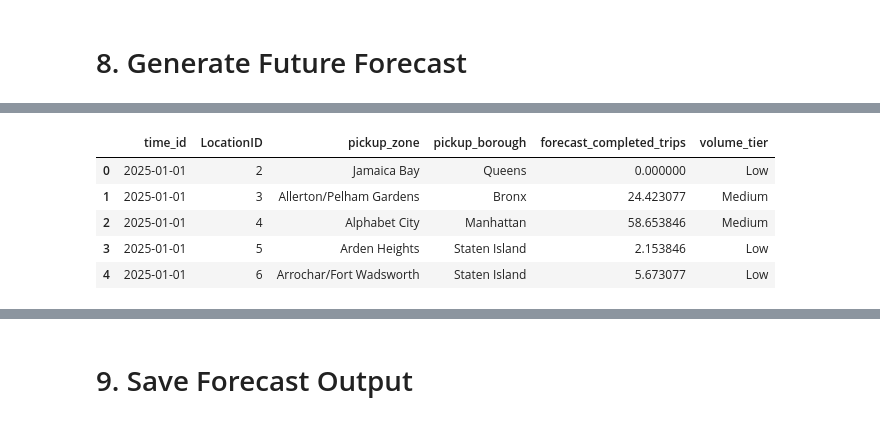
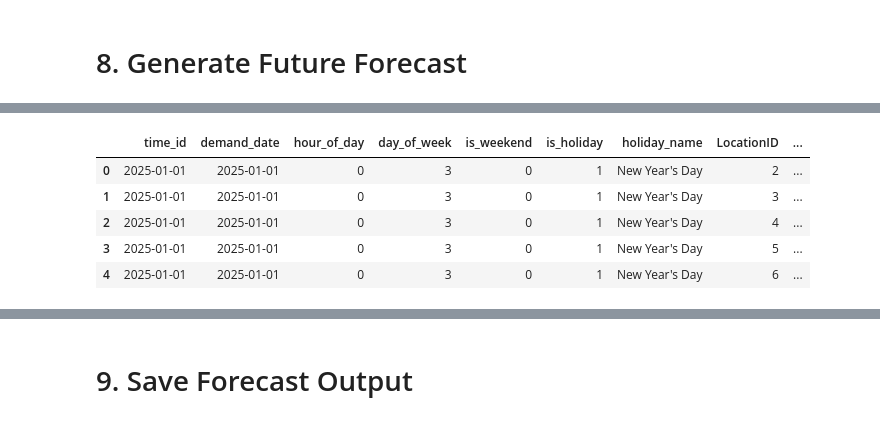
Before and after one commit to WendiOngki/ride-hailing-demand-fleet-allocation, a Jupyter notebook: notebooks/05_demand_forecasting.ipynb, the cells around one changed output, grey strips where cells are left out. Cells and saved outputs as stored; diff of their text form; code cells hidden in the pictures.

```diff
--- a/notebooks/05_demand_forecasting.ipynb
+++ b/notebooks/05_demand_forecasting.ipynb
@@ -43,7 +44,7 @@ if not database_path.exists():
         f'Database not found: {database_path}'
     )
 
-con = duckdb.connect(str(database_path), read_only=True)
+con = duckdb.connect(str(database_path))
 # %%
 fact_trip_rows = con.execute("""
     SELECT COUNT(*)
@@ -737,32 +918,54 @@ df_future_forecast['is_weekend'] = df_future_forecast['day_of_week'].isin([6, 7]
 # %%
-df_future_forecast = df_future_forecast.merge(
-    df_production_lookup,
-    on=['LocationID', 'hour_of_day', 'day_of_week'],
-    how='left'
+df_forecast_zones = (
+    df_hourly_demand[
+        ['LocationID', 'pickup_zone', 'pickup_borough']
+    ]
+    .drop_duplicates()
+    .merge(
+        df_zone_volume[['LocationID', 'volume_tier']],
+        on='LocationID',
+        how='left'
+    )
+    .reset_index(drop=True)
 )
 
-df_future_forecast = df_future_forecast.merge(
-    df_zone_volume[['LocationID', 'volume_tier']],
-    on='LocationID',
-    how='left'
+df_future_forecast = (
+    df_future_time
+    .merge(df_forecast_zones, how='cross')
+    .merge(
+        df_full_regular_lookup,
+        on=['LocationID', 'hour_of_day', 'day_of_week'],
+        how='left'
+    )
+    .merge(
+        df_full_holiday_lookup,
+        on=['LocationID', 'hour_of_day'],
+        how='left'
+    )
 )
 
-df_future_forecast['model'] = best_model_name
+holiday_fallback = (
+    df_future_forecast['holiday_prediction']
+    .fillna(df_future_forecast['regular_prediction'])
+)
 
-df_future_forecast[
-    [
-        'time_id',
-        'LocationID',
-        'pickup_zone',
-        'pickup_borough',
-        'forecast_completed_trips',
-        'volume_tier'
-    ]
-].head()
+df_future_forecast['forecast_completed_trips'] = np.where(
+    df_future_forecast['is_holiday'] == 1,
+    holiday_fallback,
+    df_future_forecast['regular_prediction']
+)
+
+df_future_forecast['forecast_completed_trips'] = np.clip(
+    df_future_forecast['forecast_completed_trips'],
+    0,
+    None
+)
+
+df_future_forecast.head()
 # %% [output]
-|  | time_id | LocationID | pickup_zone | pickup_borough | forecast_completed_trips | volume_tier |
-| 0 | 2025-01-01 | 2 | Jamaica Bay | Queens | 0.000000 | Low |
-| 1 | 2025-01-01 | 3 | Allerton/Pelham Gardens | Bronx | 24.423077 | Medium |
-| 2 | 2025-01-01 | 4 | Alphabet City | Manhattan | 58.653846 | Medium |
-| 3 | 2025-01-01 | 5 | Arden Heights | Staten Island | 2.153846 | Low |
-| 4 | 2025-01-01 | 6 | Arrochar/Fort Wadsworth | Staten Island | 5.673077 | Low |
+|  | time_id | demand_date | hour_of_day | day_of_week | is_weekend | is_holiday | holiday_name | LocationID | ... |
+| 0 | 2025-01-01 | 2025-01-01 | 0 | 3 | 0 | 1 | New Year's Day | 2 | ... |
+| 1 | 2025-01-01 | 2025-01-01 | 0 | 3 | 0 | 1 | New Year's Day | 3 | ... |
+| 2 | 2025-01-01 | 2025-01-01 | 0 | 3 | 0 | 1 | New Year's Day | 4 | ... |
+| 3 | 2025-01-01 | 2025-01-01 | 0 | 3 | 0 | 1 | New Year's Day | 5 | ... |
+| 4 | 2025-01-01 | 2025-01-01 | 0 | 3 | 0 | 1 | New Year's Day | 6 | ... |
```
Also changed, not shown: parts of 29 cells of this notebook, 5 other files.
